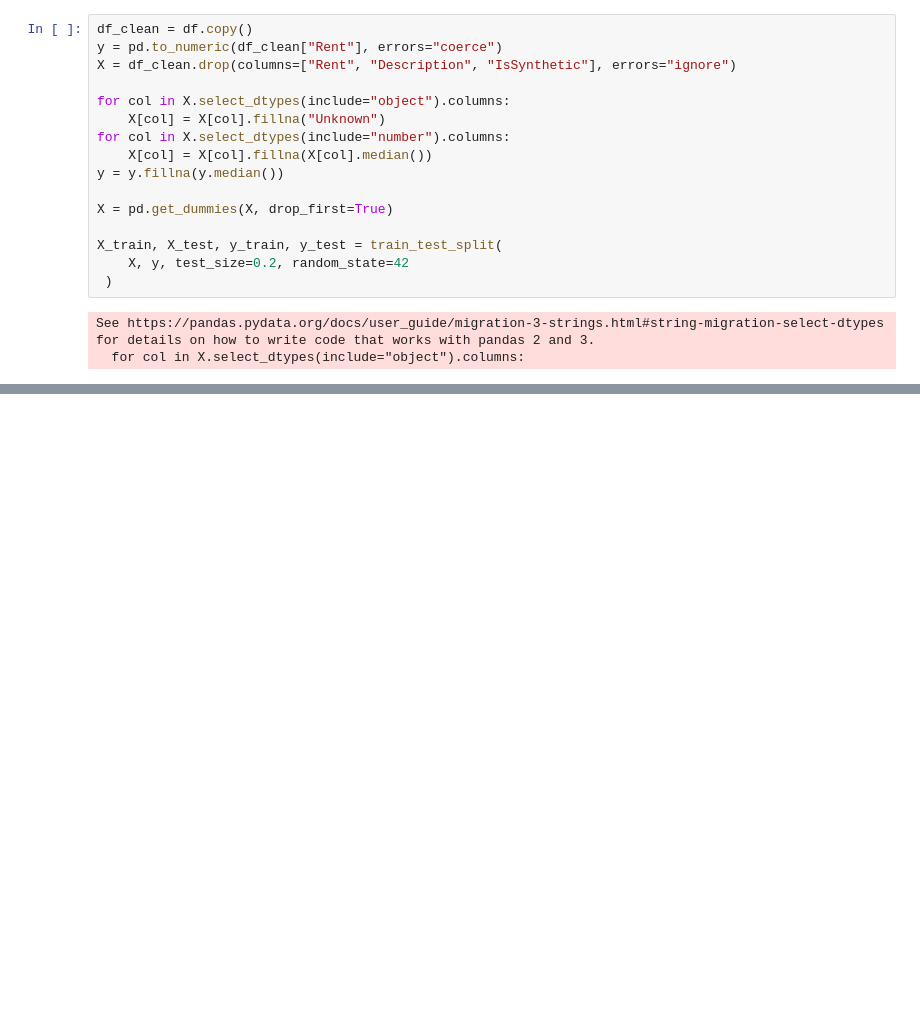
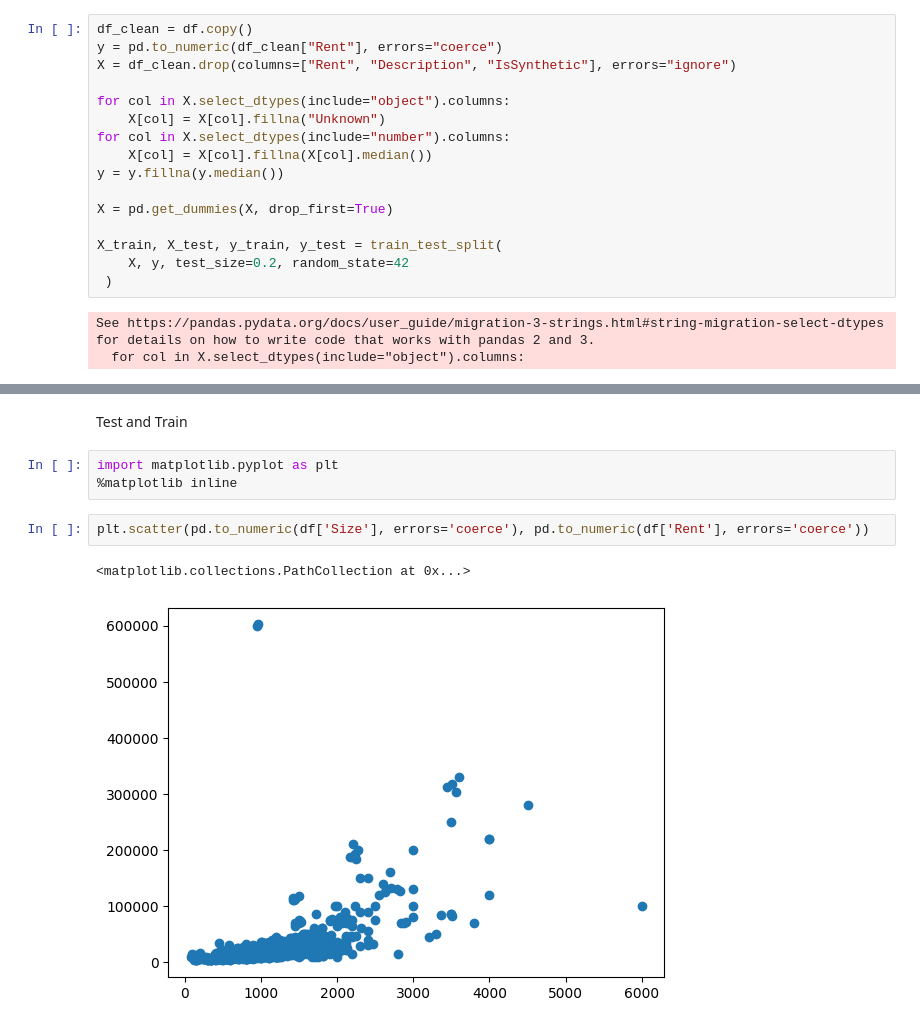
Before and after one commit to sivarajs24/ML_OPS, a Jupyter notebook: analysis/rent_regression.ipynb, the cells around one changed output, grey strips where cells are left out. Cells and saved outputs as stored; diff of their text form; blank space fills up the shorter version.

```diff
--- a/analysis/rent_regression.ipynb
+++ b/analysis/rent_regression.ipynb
@@ -61,0 +187,10 @@ pd.DataFrame(results)
+# %% [markdown]
+Test and Train
+# %%
+import matplotlib.pyplot as plt
+%matplotlib inline
+# %%
+plt.scatter(pd.to_numeric(df['Size'], errors='coerce'), pd.to_numeric(df['Rent'], errors='coerce'))
+# %% [output]
+<matplotlib.collections.PathCollection at 0x...>
+[figure, added]
```
Also changed, not shown: parts of 23 cells of this notebook, 9 other files.
